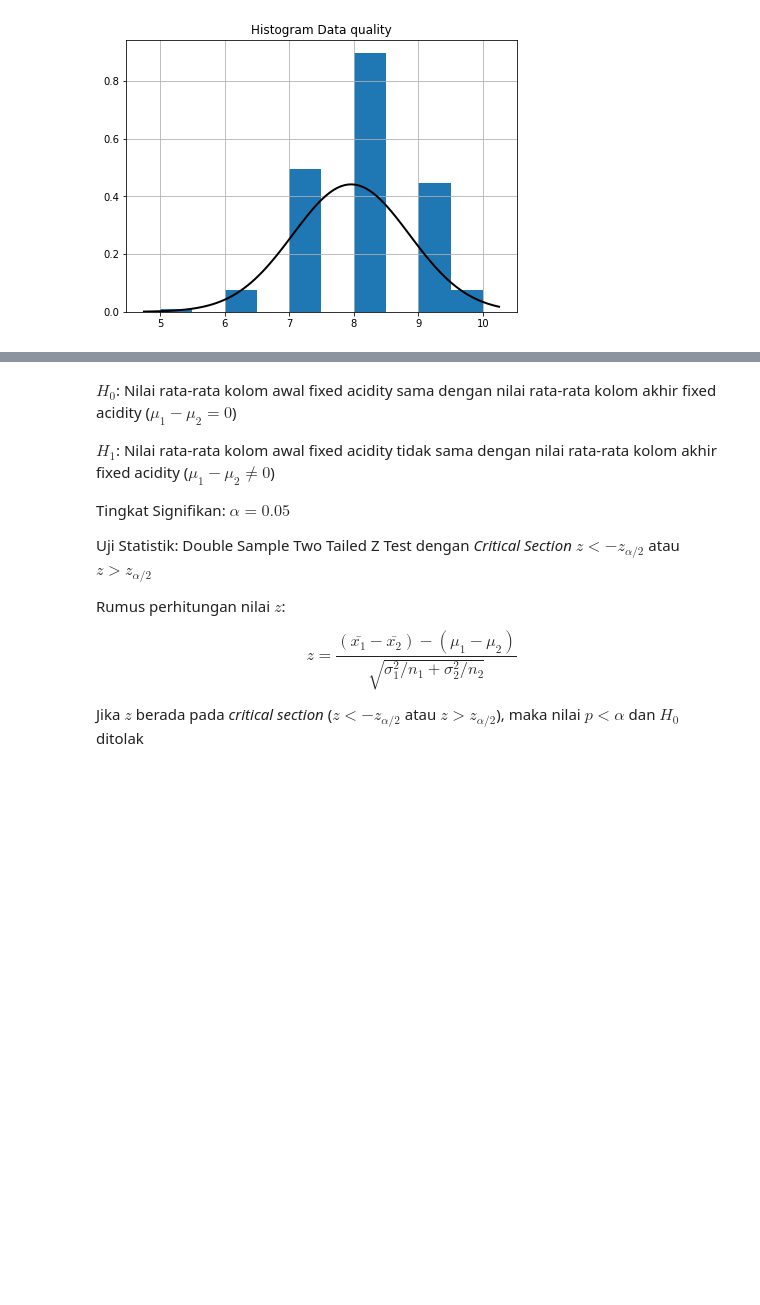
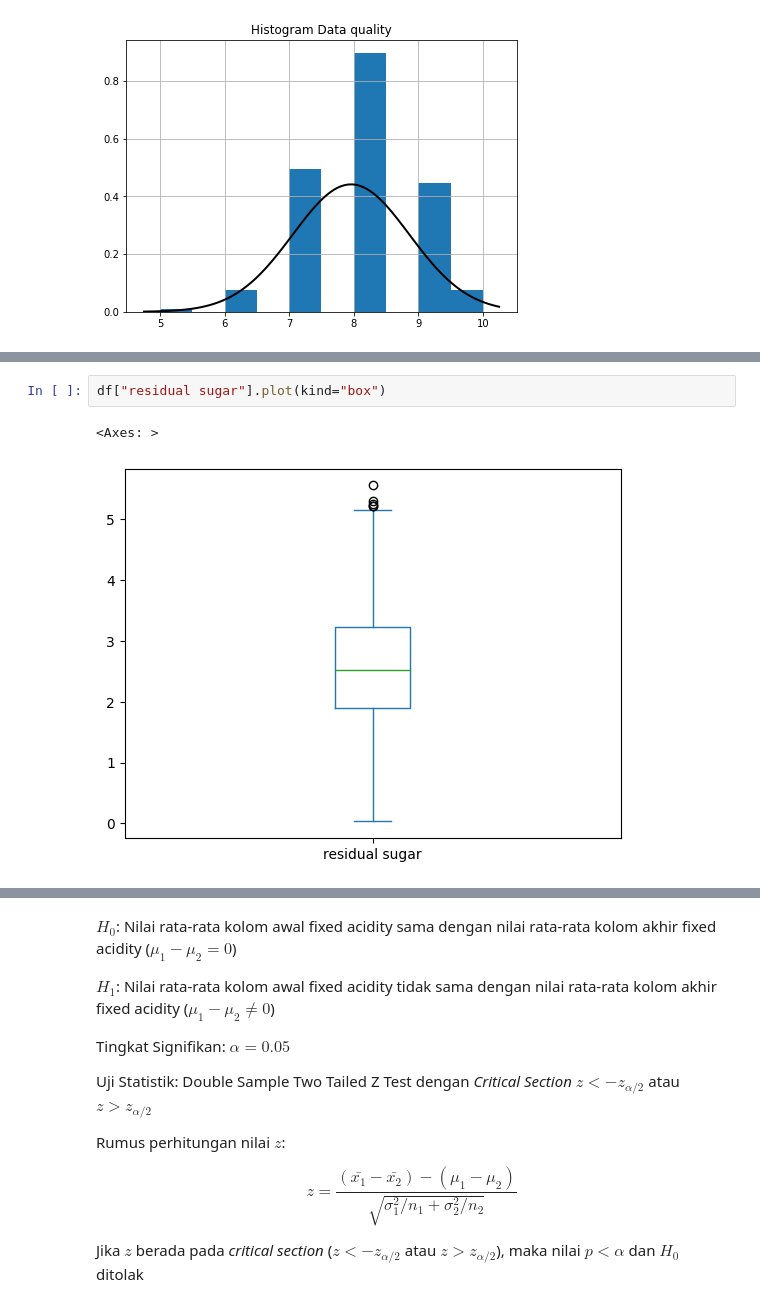
Before and after one commit to bangkitdc/hyphotesis_testing, a Jupyter notebook: main.ipynb, the cells around one changed output, grey strips where cells are left out. Drawn from its saved outputs; the diff is of its cells as text; blank space fills up the shorter version.

```diff
--- a/main.ipynb
+++ b/main.ipynb
@@ -356,0 +418,5 @@ kolom quality TIDAK berdistribusi normal
+# %%
+df["residual sugar"].plot(kind="box")
+# %% [output]
+<Axes: >
+[figure, added]
```
Also changed, not shown: parts of 30 cells of this notebook.
